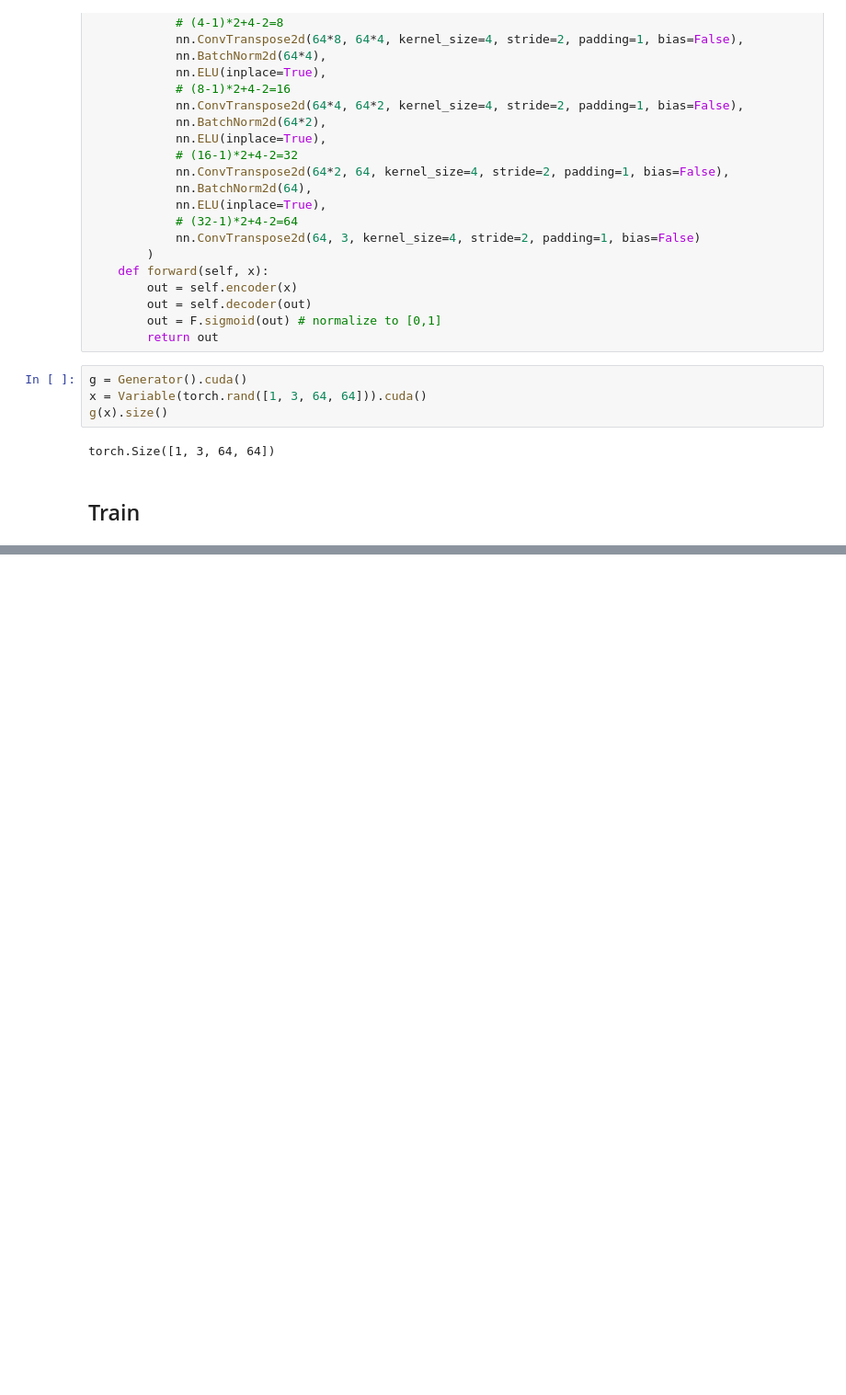
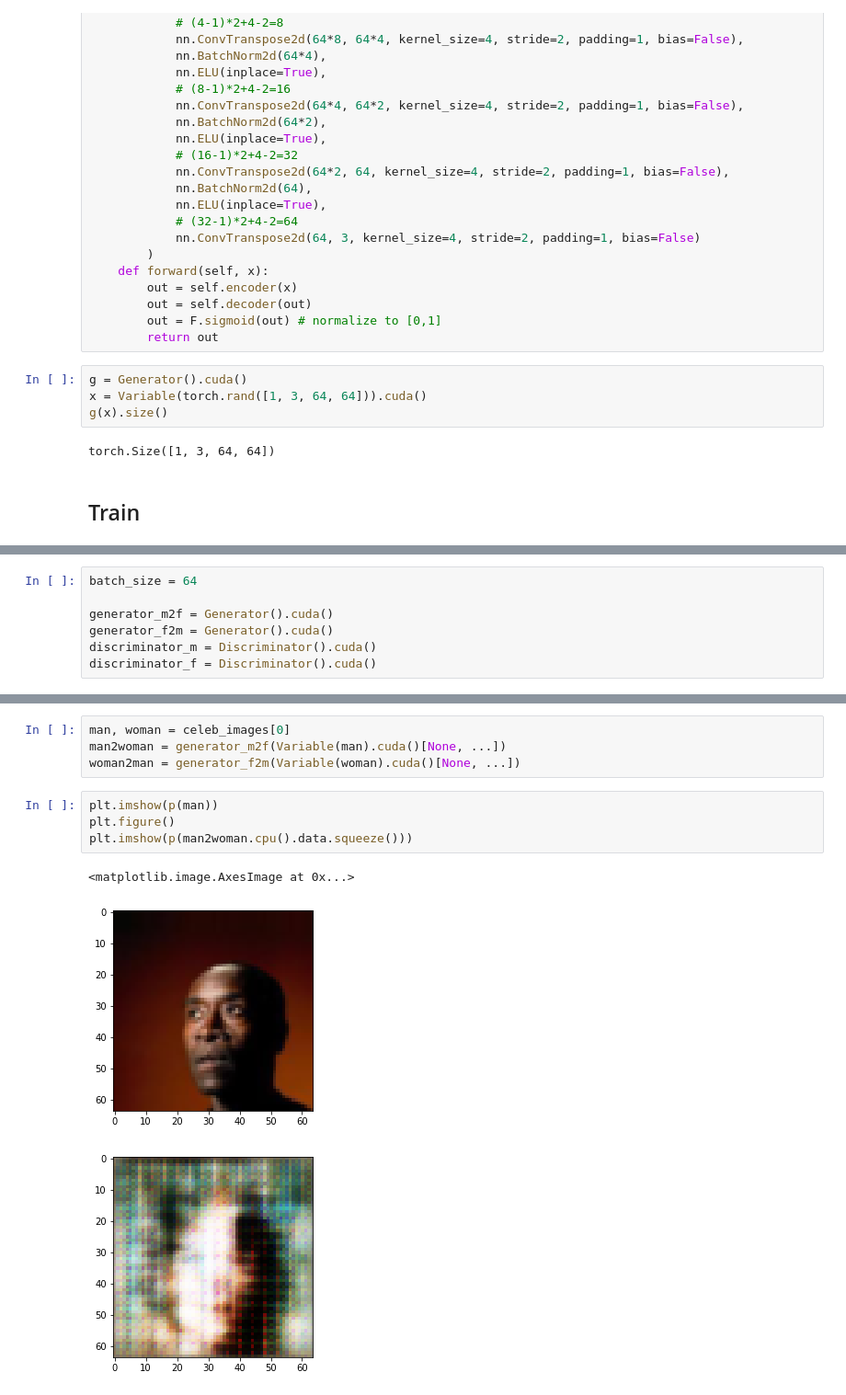
Before and after one commit to dolaameng/deeplearning-exploration, a Jupyter notebook: notebooks/pytorch_notes/USECASE - Disco GAN.ipynb, the cells around one changed output, grey strips where cells are left out. Shown at 92% size. Saved outputs shown, nothing was run; the diff lists cells and outputs as text; blank space fills up the shorter version.

```diff
--- a/notebooks/pytorch_notes/USECASE - Disco GAN.ipynb
+++ b/notebooks/pytorch_notes/USECASE - Disco GAN.ipynb
@@ -249,0 +249,7 @@ KeyboardInterrupt:
+# %%
+batch_size = 64
+
+generator_m2f = Generator().cuda()
+generator_f2m = Generator().cuda()
+discriminator_m = Discriminator().cuda()
+discriminator_f = Discriminator().cuda()
@@ -249,0 +371,12 @@ KeyboardInterrupt:
+# %%
+man, woman = celeb_images[0]
+man2woman = generator_m2f(Variable(man).cuda()[None, ...])
+woman2man = generator_f2m(Variable(woman).cuda()[None, ...])
+# %%
+plt.imshow(p(man))
+plt.figure()
+plt.imshow(p(man2woman.cpu().data.squeeze()))
+# %% [output]
+<matplotlib.image.AxesImage at 0x...>
+[figure, added]
+[figure, added]
```
Also changed, not shown: parts of 12 cells of this notebook.
